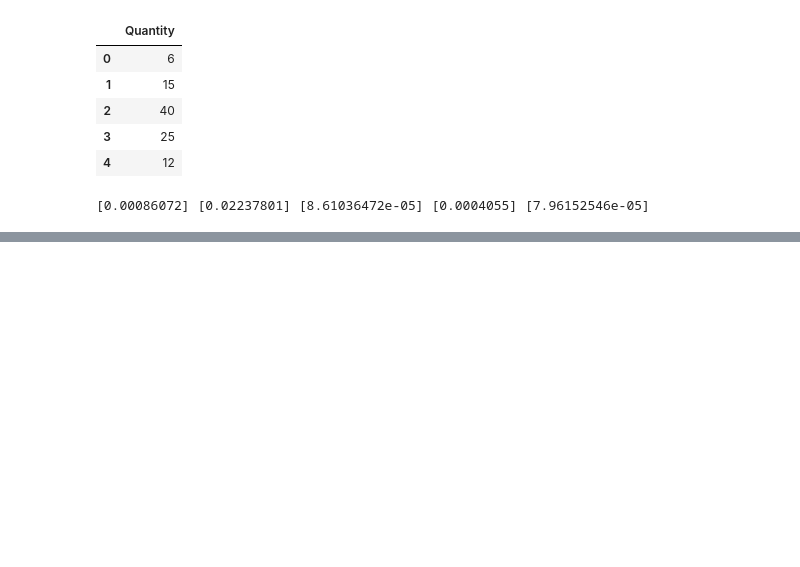
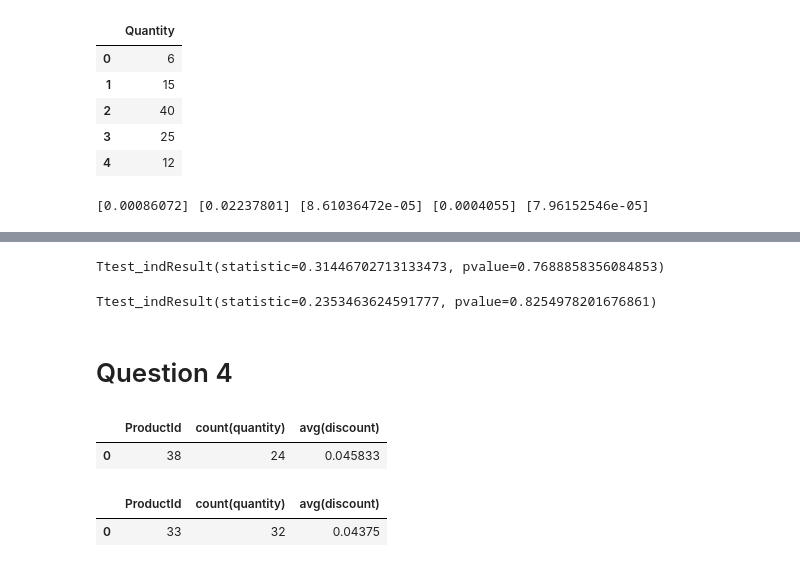
Before and after one commit to AnnikaNoren/dsc-mod-3-project-online-ds-pt-071519, a Jupyter notebook: Project.ipynb, the cells around one changed output, grey strips where cells are left out. Saved outputs shown, nothing was run; the diff lists cells and outputs as text; code cells hidden in the pictures; blank space fills up the shorter version.

```diff
--- a/Project.ipynb
+++ b/Project.ipynb
@@ -682,0 +867,35 @@ print(p1,p2,p3,p4,p5)
+# %%
+world2 = stats.ttest_ind(z1, z2,equal_var=True)
+print(world2)
+# %% [output]
+Ttest_indResult(statistic=0.31446702713133473, pvalue=0.7688858356084853)
+# %%
+world3 = stats.ttest_ind(a1, a2,equal_var=True)
+print(world3)
+# %% [output]
+Ttest_indResult(statistic=0.2353463624591777, pvalue=0.8254978201676861)
+# %% [markdown]
+# Question 4
+# %%
+#price
+c.execute("""SELECT productid, count(quantity), avg(discount)
+             FROM 'orderdetail'
+             WHERE productid == "38"
+             ;""")
+df_prices = pd.DataFrame(c.fetchall())
+df_prices.columns = [x[0] for x in c.description]
+df_prices
+# %% [output]
+|  | ProductId | count(quantity) | avg(discount) |
+| 0 | 38 | 24 | 0.045833 |
+# %%
+c.execute("""SELECT productid, count(quantity), avg(discount)
+             FROM 'orderdetail'
+             WHERE productid == "33"
+             ;""")
+df_prices = pd.DataFrame(c.fetchall())
+df_prices.columns = [x[0] for x in c.description]
+df_prices
+# %% [output]
+|  | ProductId | count(quantity) | avg(discount) |
+| 0 | 33 | 32 | 0.04375 |
```
Also changed, not shown: parts of 19 cells of this notebook.
